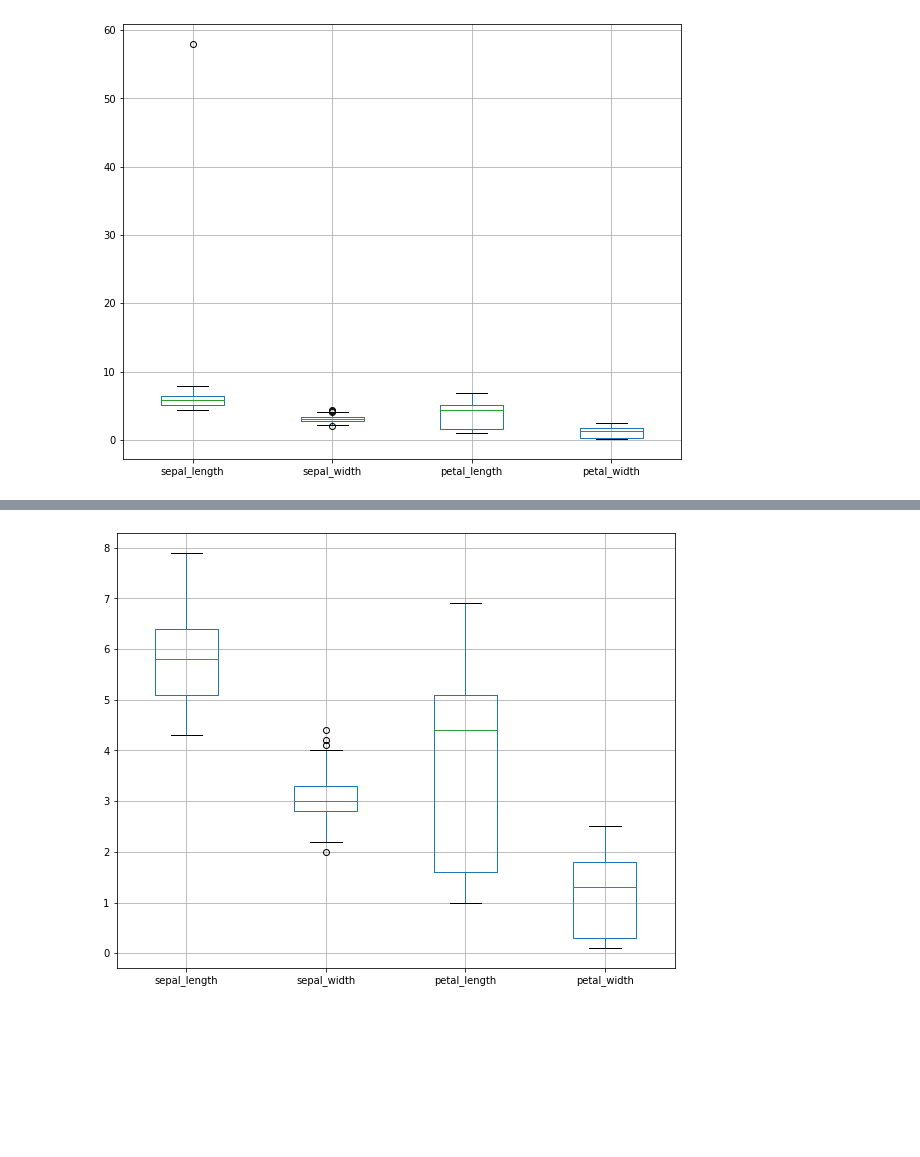
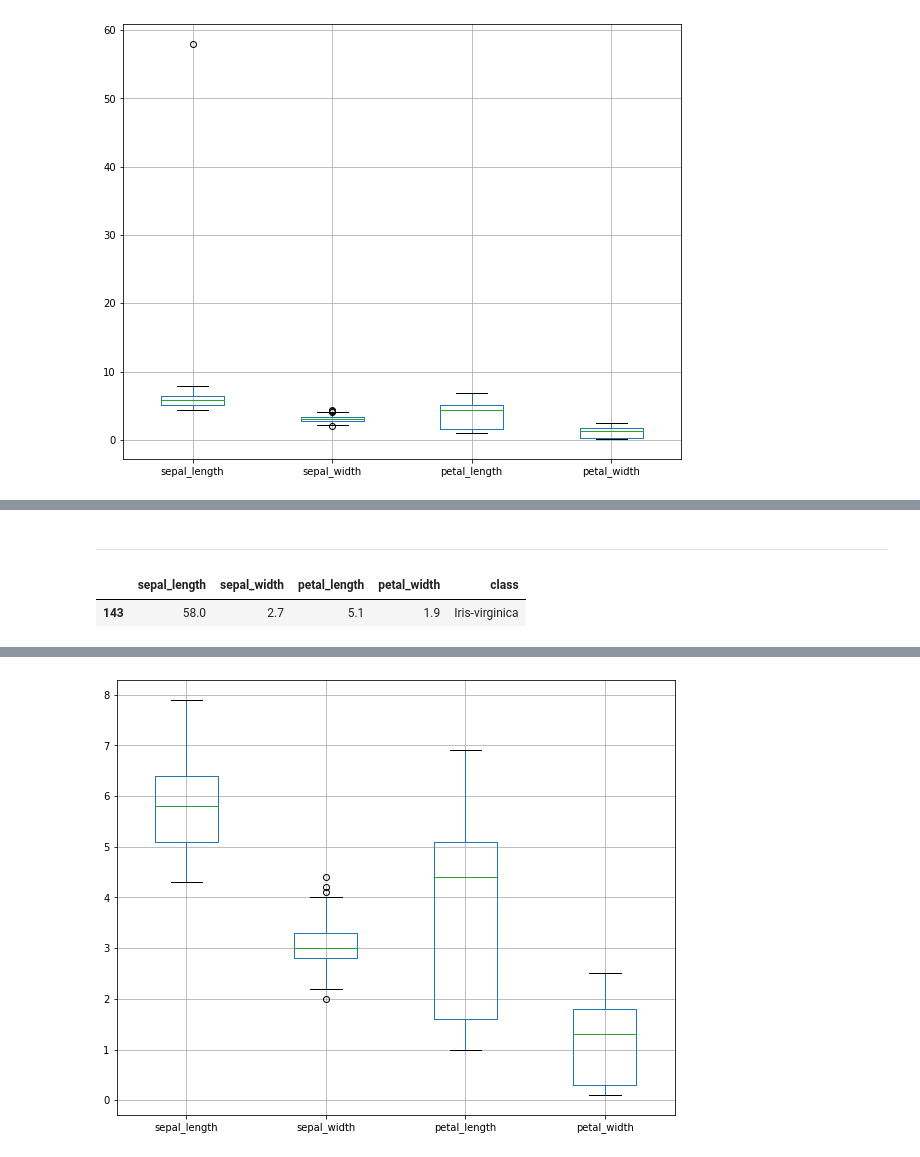
Before and after one commit to thusspokedata/Ironhack-Data-Analyst-Bootcamp, a Jupyter notebook: Week4/day 2/Predict the flower class.ipynb, the cells around one changed output, grey strips where cells are left out. Cells and saved outputs as stored; diff of their text form; code cells hidden in the pictures; blank space fills up the shorter version.

```diff
--- a/Week4/day 2/Predict the flower class.ipynb
+++ b/Week4/day 2/Predict the flower class.ipynb
@@ -152 +151,9 @@ sns.boxplot(x=df['sepal_width'])
 [figure]
+# %% [markdown]
+--------------
+# %%
+corrected_value = df[df['sepal_length'] >50]
+corrected_value
+# %% [output]
+|  | sepal_length | sepal_width | petal_length | petal_width | class |
+| 143 | 58.0 | 2.7 | 5.1 | 1.9 | Iris-virginica |
```
Also changed, not shown: parts of 22 cells of this notebook.
